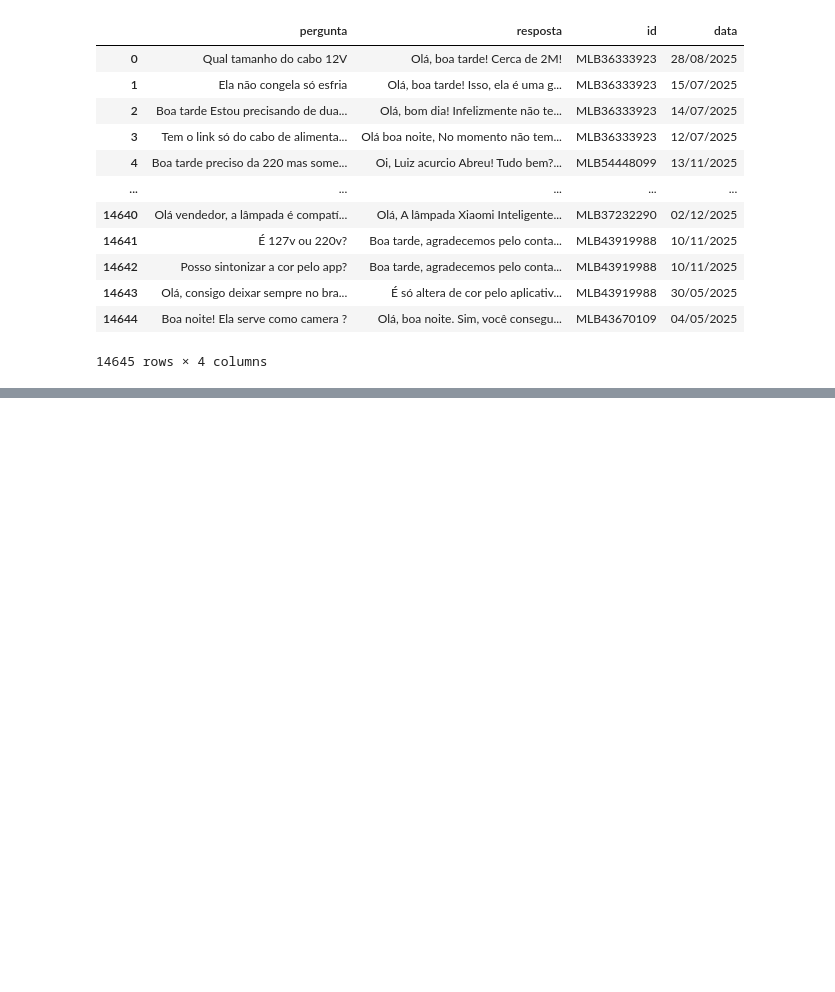
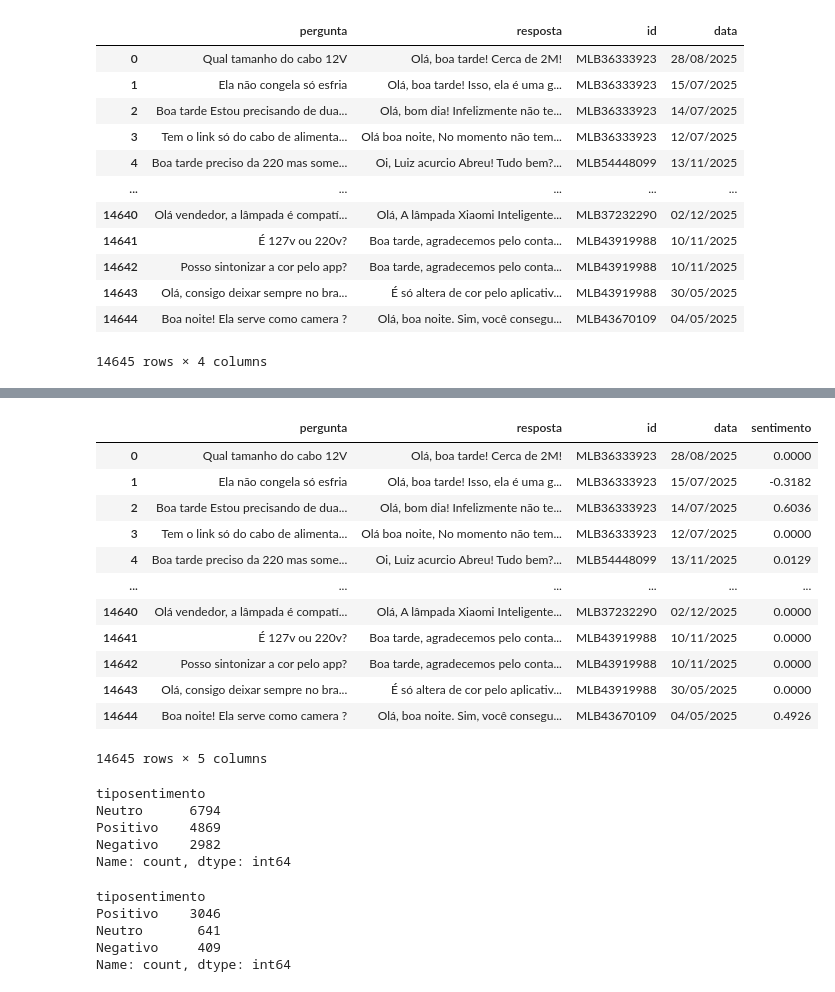
Before and after one commit to JBradachi/tp-nlp, a Jupyter notebook: trabalhoNLP_2.ipynb, the cells around one changed output, grey strips where cells are left out. Cells and saved outputs as stored; diff of their text form; code cells hidden in the pictures; blank space fills up the shorter version.

Commit message:
Feat: entrega do trabalho

```diff
--- a/trabalhoNLP_2.ipynb
+++ b/trabalhoNLP_2.ipynb
@@ -318,5 +387,5 @@ nuvempalavrasgerar(texto, "smartObjectsReviews", 'copper_r')
 # %%
-def analisesentimentos(texto):
+def analisesentimentosBlob(texto):
   # Cria o objeto TextBlob
   blob = TextBlob(texto)
 
@@ -325,6 +394,12 @@ def analisesentimentos(texto):
   sentimento = blob.sentiment
   return sentimento.polarity
 
-# gerando dados
-smartObjectsReviews['sentimento'] = smartObjectsReviews['texto'].apply(analisesentimentos)
-smartObjectsReviews
+def analisesentimentosLeIA(texto):
+  # Cria o objeto LeIA
+  s = SentimentIntensityAnalyzer()
+
+
+  # Pega o sentimento
+  # se > 0.05 é positivo, entre é neutro e se < -0.05 é negativo
+  sentimento = s.polarity_scores(texto)
+  return sentimento["compound"]
@@ -345,3 +410,20 @@ smartObjectsReviews
+# %%
+smartObjectsQuestions['sentimento'] = smartObjectsQuestions["pergunta"].apply(analisesentimentosLeIA)
+smartObjectsQuestions
+# %% [output]
+|  | pergunta | resposta | id | data | sentimento |
+| 0 | Qual tamanho do cabo 12V | Olá, boa tarde! Cerca de 2M! | MLB36333923 | 28/08/2025 | 0.0000 |
+| 1 | Ela não congela só esfria | Olá, boa tarde! Isso, ela é uma g... | MLB36333923 | 15/07/2025 | -0.3182 |
+| 2 | Boa tarde Estou precisando de dua... | Olá, bom dia! Infelizmente não te... | MLB36333923 | 14/07/2025 | 0.6036 |
+| 3 | Tem o link só do cabo de alimenta... | Olá boa noite, No momento não tem... | MLB36333923 | 12/07/2025 | 0.0000 |
+| 4 | Boa tarde preciso da 220 mas some... | Oi, Luiz acurcio Abreu! Tudo bem?... | MLB54448099 | 13/11/2025 | 0.0129 |
+| ... | ... | ... | ... | ... | ... |
+| 14640 | Olá vendedor, a lâmpada é compatí... | Olá, A lâmpada Xiaomi Inteligente... | MLB37232290 | 02/12/2025 | 0.0000 |
+| 14641 | É 127v ou 220v? | Boa tarde, agradecemos pelo conta... | MLB43919988 | 10/11/2025 | 0.0000 |
+| 14642 | Posso sintonizar a cor pelo app? | Boa tarde, agradecemos pelo conta... | MLB43919988 | 10/11/2025 | 0.0000 |
+| 14643 | Olá, consigo deixar sempre no bra... | É só altera de cor pelo aplicativ... | MLB43919988 | 30/05/2025 | 0.0000 |
+| 14644 | Boa noite! Ela serve como camera ? | Olá, boa noite. Sim, você consegu... | MLB43670109 | 04/05/2025 | 0.4926 |
+14645 rows × 5 columns
 # %%
 # função de avaliação final
 def tiposentimento(x):
@@ -358,0 +436,20 @@ smartObjectsReviews
+# %%
+smartObjectsQuestions['tiposentimento'] = smartObjectsQuestions['sentimento'].apply(tiposentimento)
+smartObjectsQuestions['tiposentimento'].value_counts()
+# %% [output]
+tiposentimento
+Neutro      6794
+Positivo    4869
+Negativo    2982
+Name: count, dtype: int64
+# %%
+# chamando a geração
+smartObjectsReviews['tiposentimento'] = smartObjectsReviews['sentimento'].apply(tiposentimento)
+
+smartObjectsReviews['tiposentimento'].value_counts()
+# %% [output]
+tiposentimento
+Positivo    3046
+Neutro       641
+Negativo     409
+Name: count, dtype: int64
```
Also changed, not shown: parts of 23 cells of this notebook, 12 other files.
